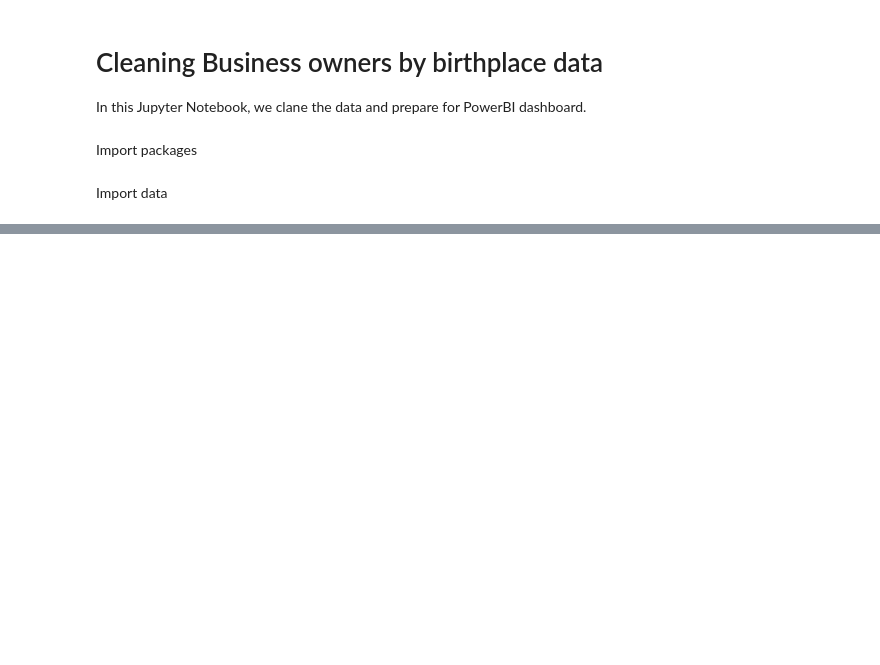
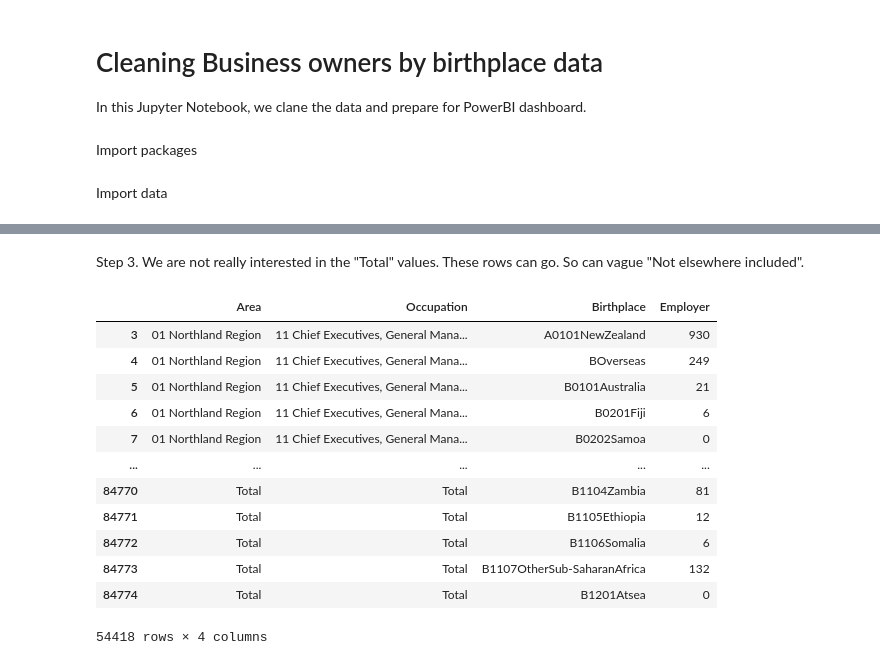
Before and after one commit to PascalEunSigCheon/NZBA-Business-Owners-by-Birthplace, a Jupyter notebook: Cleaning data.ipynb, the cells around one changed output, grey strips where cells are left out. Saved outputs shown, nothing was run; the diff lists cells and outputs as text; code cells hidden in the pictures; blank space fills up the shorter version.

```diff
--- a/Cleaning data.ipynb
+++ b/Cleaning data.ipynb
@@ -48,0 +89,23 @@ df.drop(range(0, 10))
+# %% [markdown]
+Step 3. We are not really interested in the "Total" values. These rows can go. So can vague "Not elsewhere included".
+# %%
+# First get rid of all the spaces in Birthplace column
+df.loc[:, 'Birthplace'] = df['Birthplace'].str.replace(' ', '')
+
+# Get rid of these rows
+df = df[~df['Birthplace'].isin(['Total', 'Totalstated', 'CNotelsewhereincluded', 'C0101Inadequatelydescribed', 'C0201Notstated', 'ANewZealand'])]
+df
+# %% [output]
+|  | Area | Occupation | Birthplace | Employer |
+| 3 | 01 Northland Region | 11 Chief Executives, General Mana... | A0101NewZealand | 930 |
+| 4 | 01 Northland Region | 11 Chief Executives, General Mana... | BOverseas | 249 |
+| 5 | 01 Northland Region | 11 Chief Executives, General Mana... | B0101Australia | 21 |
+| 6 | 01 Northland Region | 11 Chief Executives, General Mana... | B0201Fiji | 6 |
+| 7 | 01 Northland Region | 11 Chief Executives, General Mana... | B0202Samoa | 0 |
+| ... | ... | ... | ... | ... |
+| 84770 | Total | Total | B1104Zambia | 81 |
+| 84771 | Total | Total | B1105Ethiopia | 12 |
+| 84772 | Total | Total | B1106Somalia | 6 |
+| 84773 | Total | Total | B1107OtherSub-SaharanAfrica | 132 |
+| 84774 | Total | Total | B1201Atsea | 0 |
+54418 rows × 4 columns
```
Also changed, not shown: parts of 20 cells of this notebook.
